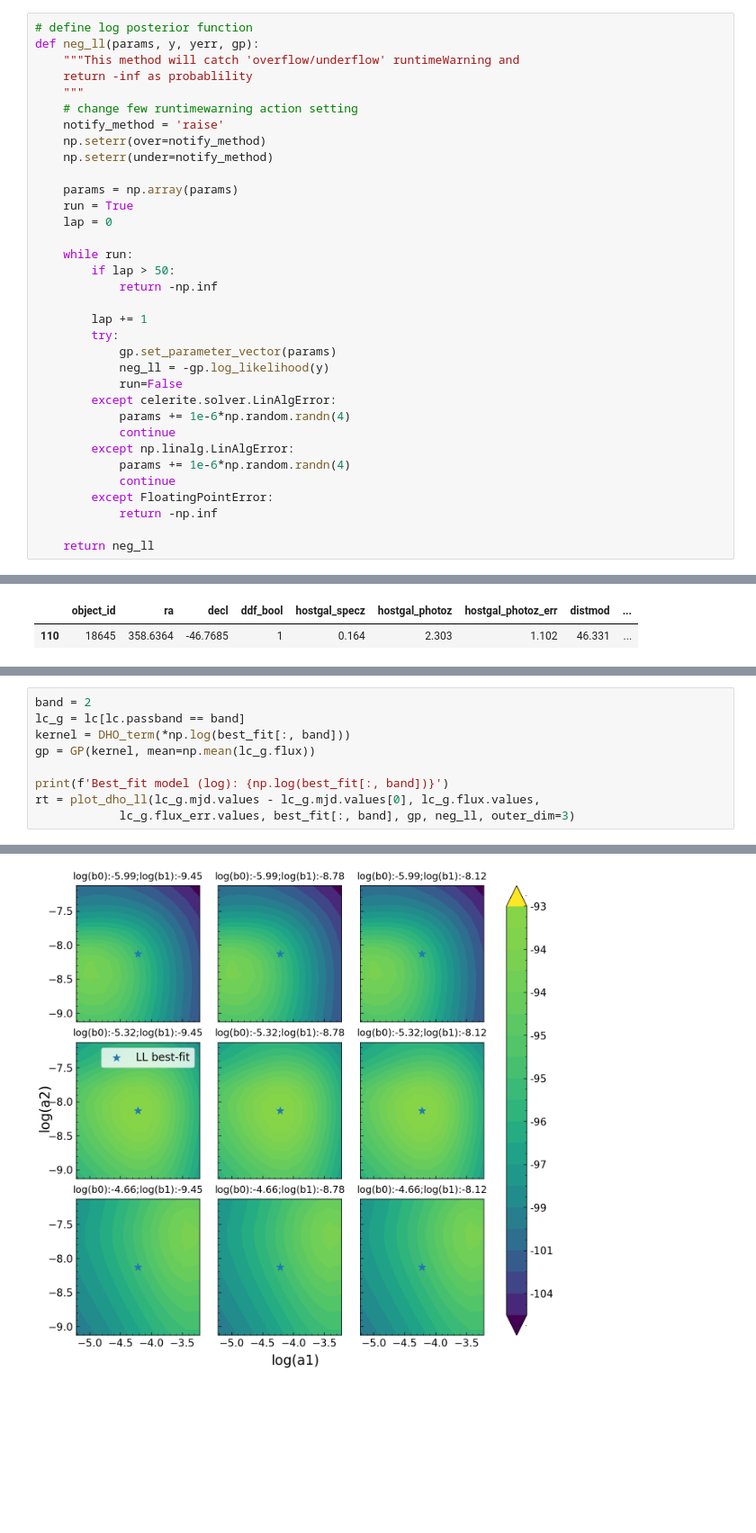
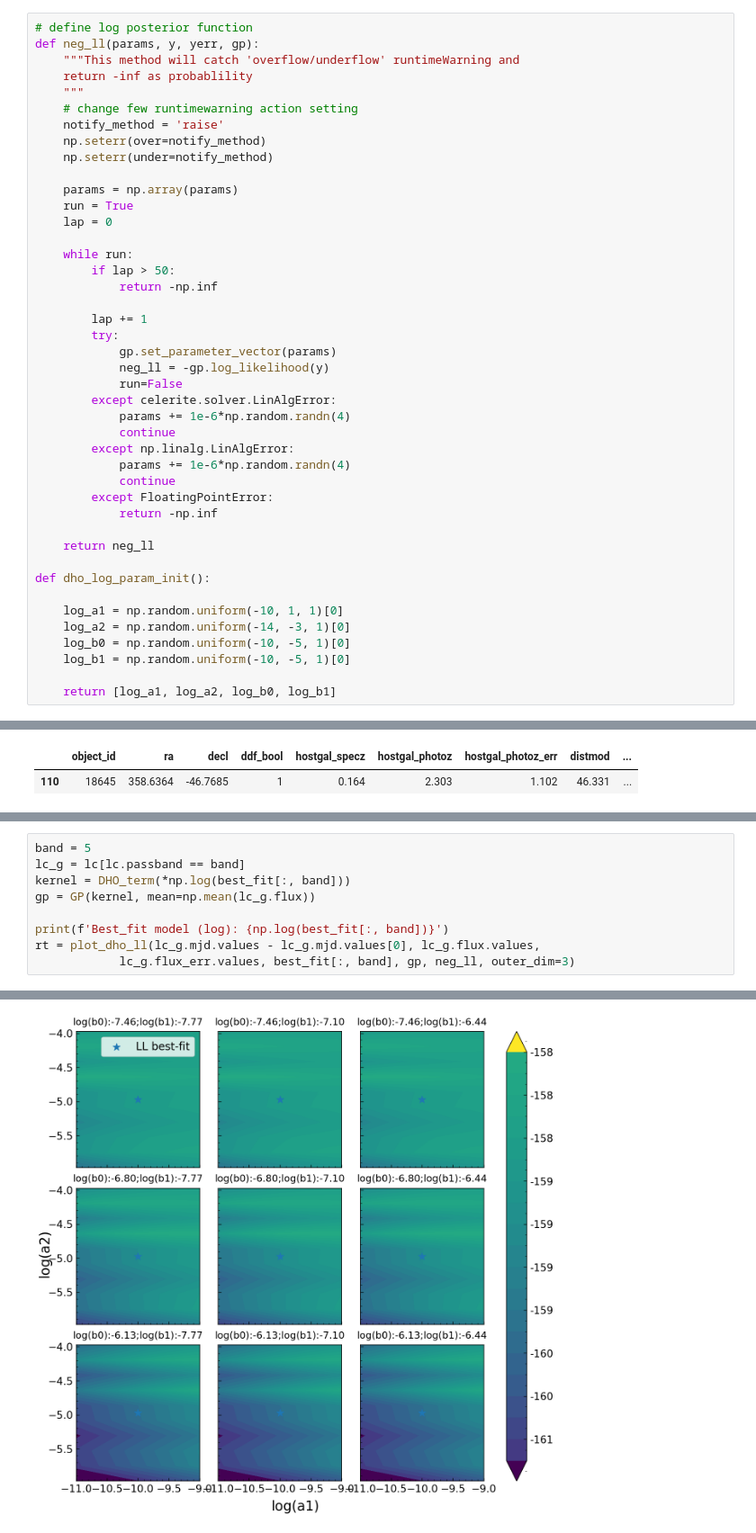
Before and after one commit to laofei177/plasticc_carma, a Jupyter notebook: notebooks/04_DHO_fit.ipynb, the cells around one changed output, grey strips where cells are left out. Shown at 90% size. Cells and saved outputs as stored; diff of their text form; blank space fills up the shorter version.

```diff
--- a/notebooks/04_DHO_fit.ipynb
+++ b/notebooks/04_DHO_fit.ipynb
@@ -96,6 +96,15 @@ def neg_ll(params, y, yerr, gp):
             return -np.inf
 
     return neg_ll
+
+def dho_log_param_init():
+
+    log_a1 = np.random.uniform(-10, 1, 1)[0]
+    log_a2 = np.random.uniform(-14, -3, 1)[0]
+    log_b0 = np.random.uniform(-10, -5, 1)[0]
+    log_b1 = np.random.uniform(-10, -5, 1)[0]
+
+    return [log_a1, log_a2, log_b0, log_b1]
 # %%
 def dho_fit(lc_df, de=True, debug=False, plot=False, bounds=None):
 
@@ -391,5 +391,5 @@ array([[-10.        ,  -9.05615026,  -4.21717911,  -3.95591361,
 # %%
-band = 2
+band = 5
 lc_g = lc[lc.passband == band]
 kernel = DHO_term(*np.log(best_fit[:, band]))
 gp = GP(kernel, mean=np.mean(lc_g.flux))
@@ -402,2 +402,2 @@ Best_fit model (log): [-4.21717911 -8.13068371 -5.32495213 -8.78403929]
-[figure, old version]
+[figure, new version]
 # %%
```
Also changed, not shown: parts of 23 cells of this notebook, 4 other files.
